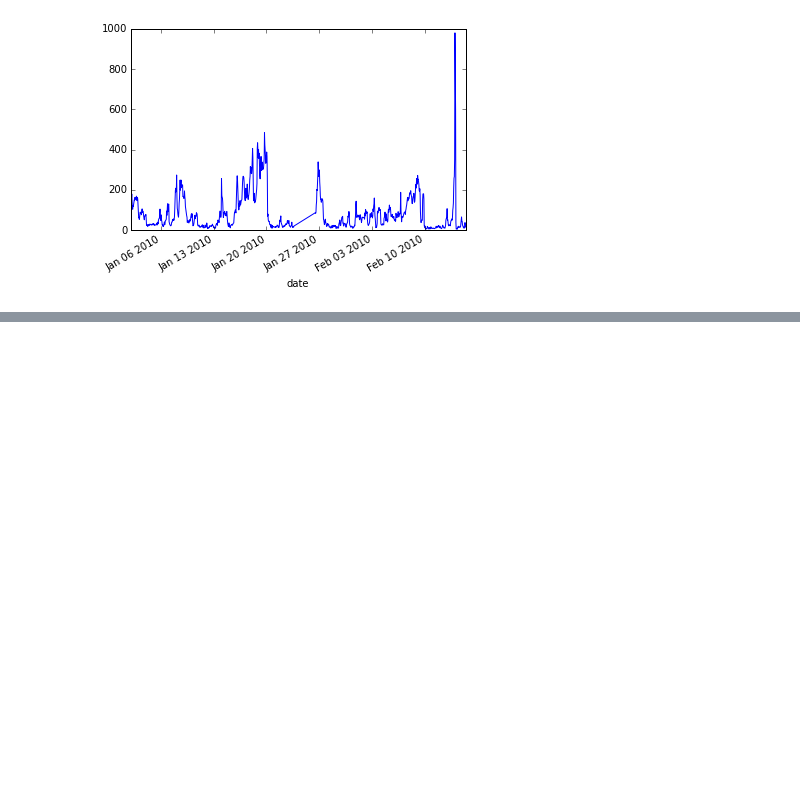
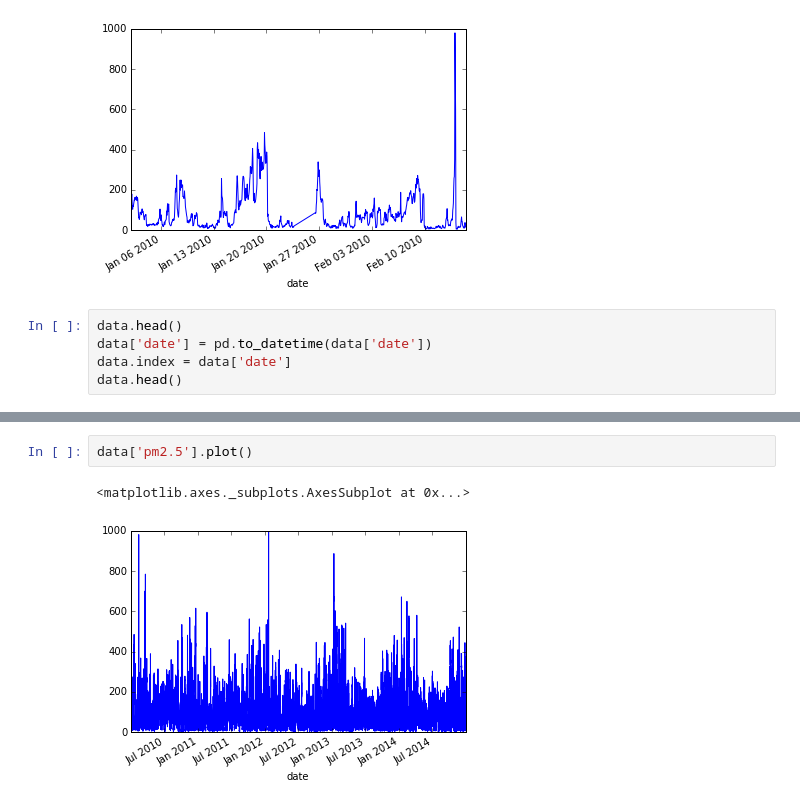
Before and after one commit to zuberahmed99/data-science, a Jupyter notebook: UCI/beijing-pm2.5/beijing_pm.ipynb, the cells around one changed output, grey strips where cells are left out. Cells and saved outputs as stored; diff of their text form; blank space fills up the shorter version.

Commit message:
added date index for the entire data set

```diff
--- a/UCI/beijing-pm2.5/beijing_pm.ipynb
+++ b/UCI/beijing-pm2.5/beijing_pm.ipynb
@@ -133,3 +133,8 @@ df1['pm2.5'].plot()
 # %% [output]
 <matplotlib.axes._subplots.AxesSubplot at 0x...>
 [figure]
+# %%
+data.head()
+data['date'] = pd.to_datetime(data['date'])
+data.index = data['date']
+data.head()
@@ -135,0 +149,5 @@ df1['pm2.5'].plot()
+# %%
+data['pm2.5'].plot()
+# %% [output]
+<matplotlib.axes._subplots.AxesSubplot at 0x...>
+[figure, added]
```
Also changed, not shown: parts of 3 cells of this notebook.
